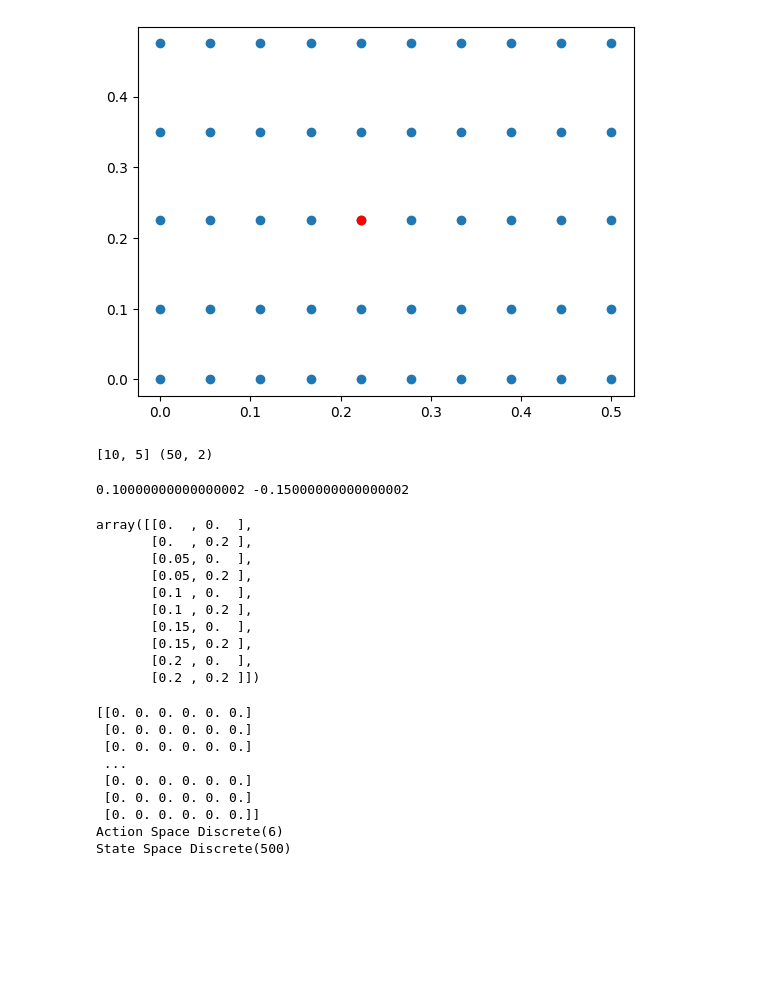
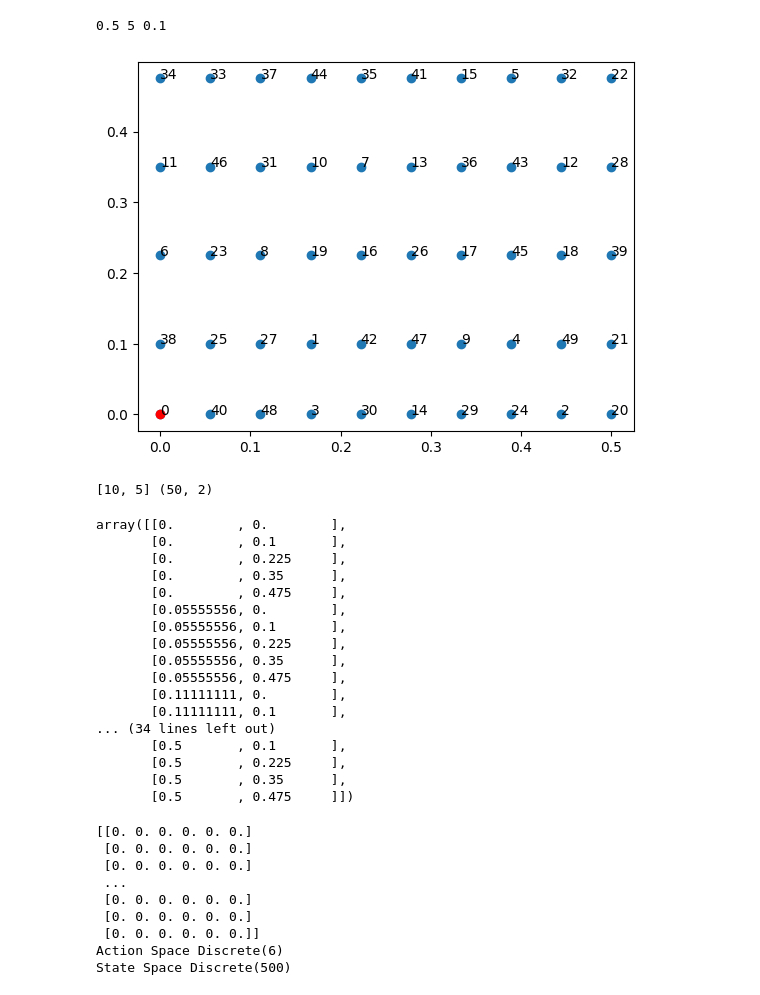
Before and after one commit to FXKevinK/iotlab-ed, a Jupyter notebook: notebook/test.ipynb, the cells around one changed output. Saved outputs shown, nothing was run; the diff lists cells and outputs as text; code cells hidden in the pictures; blank space fills up the shorter version.

```diff
--- a/notebook/test.ipynb
+++ b/notebook/test.ipynb
@@ -24,65 +24,74 @@ else:
             shape = [f, next_]
             break
 
 assert len(shape) == 2
 km = 0.1 * shape[1]
-center_x = np.ceil(shape[0] / 2)
-center_y = np.ceil(shape[1] / 2)
+print(km, shape[1], 0.1)
 
 grid = []
-available_position = []
-counter = 0
+available_position = [x for x in range(nodes)]
 for row in range(1, shape[0] + 1):
     for col in range(1, shape[1] + 1):
         grid.append([row, col])
-        counter += 1
-        if row == center_x and col == center_y:
-            continue
-        available_position.append(counter)
 
 grid = np.array(grid)
 scaler = MinMaxScaler(feature_range=(0,km))
 scaler.fit(grid)
 grid_ = scaler.transform(grid)
-[[center_x, center_y]] = scaler.transform([[center_x, center_y]])
 
 # scale vertical size
 next_ver = grid_[1]
-next_hor = grid_[grid_.shape[1]]
 ver_diff = next_ver[1]-grid_[0][1]
-hor_diff = next_hor[0]-grid_[0][0]
 if ver_diff > 0.1:
     num_diff = ver_diff-0.1
     grid_t = [[x[0], max(x[1]-num_diff, 0)] for x in grid_]
-    center_y = max(center_y-num_diff, 0)
     grid_ = np.array(grid_t)
+
+position = [(val[0], val[1]) for val in grid_]
+
+coordinates = {}
+mote_id_list = list(range(nodes))
+for idx, target_mote_id in enumerate(mote_id_list):
+    if target_mote_id == 0:
+        choice = available_position[0]
+    else:
+        choice = np.random.choice(available_position)
+    coordinates[target_mote_id] = position[choice]
+    available_position.remove(choice)
 
 x, y = grid_.T
 plt.scatter(x,y)
-plt.scatter(center_x,center_y,color='r')
+center_ = coordinates[0]
+plt.scatter(center_[0],center_[1],color='r')
+for key, value in coordinates.items():
+    plt.annotate(key, (value[0], value[1]))
 plt.show()
 
 print(shape, grid_.shape)
 # %% [output]
+0.5 5 0.1
-[figure, old version]
+[figure, new version]
-[10, 5] (50, 2)
+[10, 5] (50, 2)
-# %%
-print(center_x, center_y)
-# %% [output]
-0.10000000000000002 -0.15000000000000002
 # %%
 grid_
 # %% [output]
-array([[0.  , 0.  ],
-       [0.  , 0.2 ],
-       [0.05, 0.  ],
-       [0.05, 0.2 ],
-       [0.1 , 0.  ],
-       [0.1 , 0.2 ],
-       [0.15, 0.  ],
-       [0.15, 0.2 ],
-       [0.2 , 0.  ],
-       [0.2 , 0.2 ]])
+array([[0.        , 0.        ],
+       [0.        , 0.1       ],
+       [0.        , 0.225     ],
+       [0.        , 0.35      ],
+       [0.        , 0.475     ],
+       [0.05555556, 0.        ],
+       [0.05555556, 0.1       ],
+       [0.05555556, 0.225     ],
+       [0.05555556, 0.35      ],
+       [0.05555556, 0.475     ],
+       [0.11111111, 0.        ],
+       [0.11111111, 0.1       ],
+... (34 lines left out)
+       [0.5       , 0.1       ],
+       [0.5       , 0.225     ],
+       [0.5       , 0.35      ],
+       [0.5       , 0.475     ]])
 # %%
 import gym
 import matplotlib.pyplot as plt
```
Also changed, not shown: parts of 13 cells of this notebook, 33 other files.
